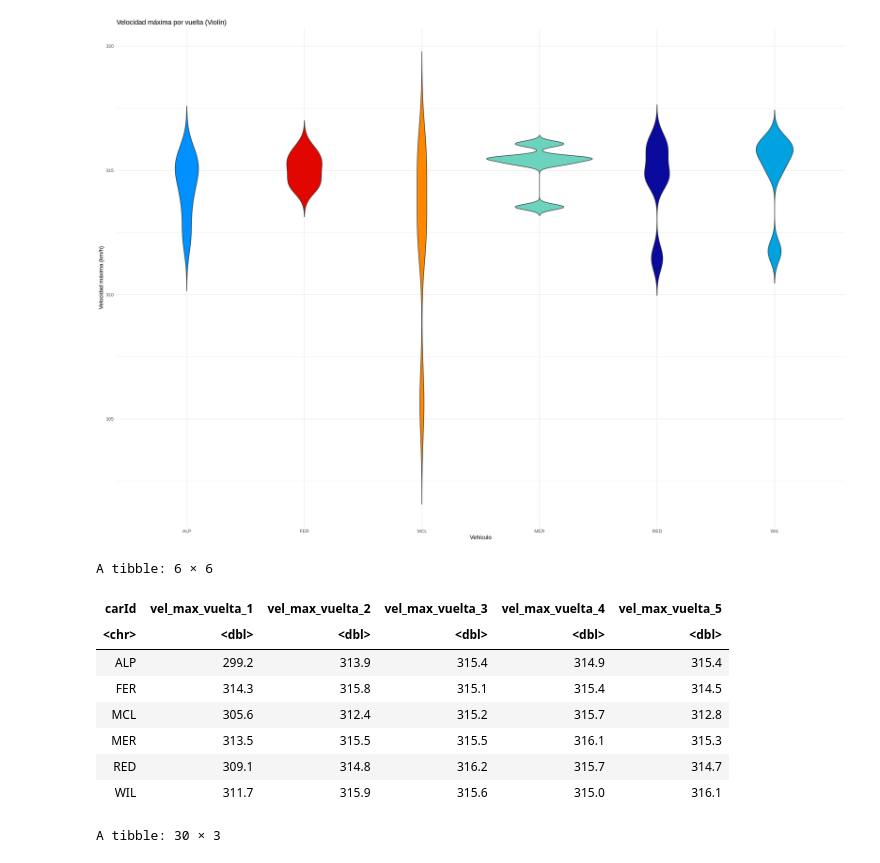
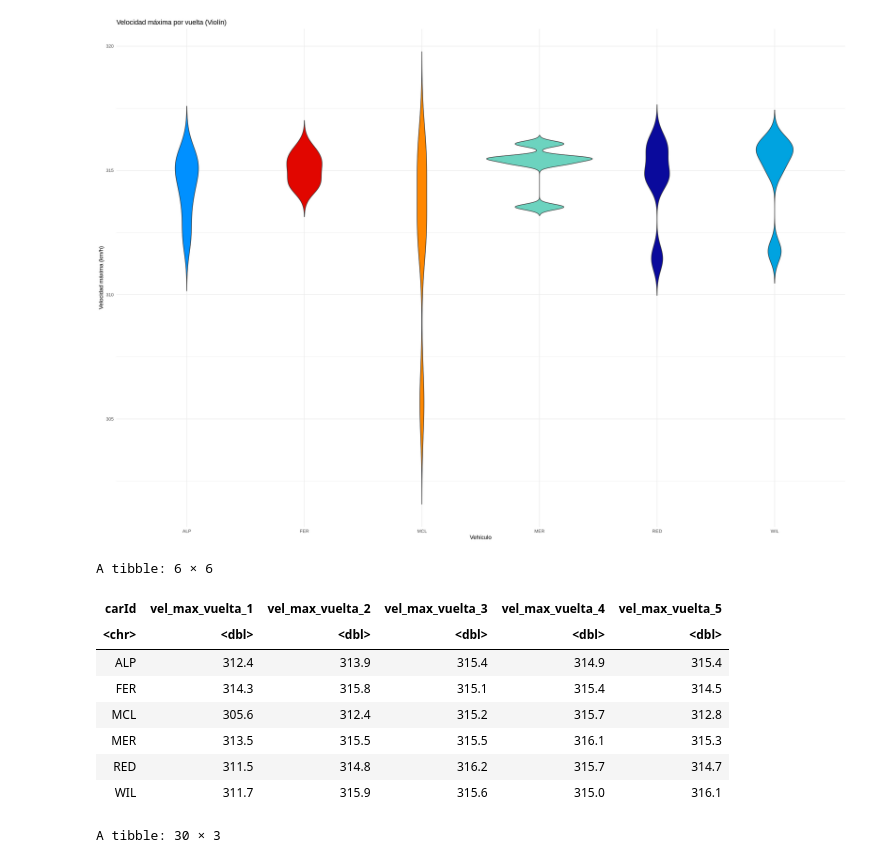
Before and after one commit to LuppeCh/F1EDA, a Jupyter notebook: Exploración_de_Datos_Trabajo_Final.ipynb, the cells around one changed output. Cells and saved outputs as stored; diff of their text form; code cells hidden in the pictures.

```diff
--- a/Exploración_de_Datos_Trabajo_Final.ipynb
+++ b/Exploración_de_Datos_Trabajo_Final.ipynb
@@ -1577,34 +1577,33 @@ ggplot(vel_max_vuelta, aes(x = carId, y = max_speed_lap, fill = carId)) +
 [figure]
 # %%
 lap_speeds_all <- telemetria %>%
-  filter(lap_time_invalid == 0) %>%
   group_by(carId, lap_number) %>%
   summarise(max_speed = max(velocidad, na.rm = TRUE),
             .groups = "drop")
 
 summary_1_ultima <- lap_speeds_all %>%
   pivot_wider(
     id_cols = carId,
     names_from = lap_number,
     values_from = max_speed,
     names_glue = "vel_max_vuelta_{lap_number}"
   ) %>%
   arrange(carId) %>%
   mutate(
     across(starts_with("vel_max_vuelta_"),
            ~ round(.x, 1))
   )
 
 summary_1_ultima
 # %% [output]
 A tibble: 6 × 6
 | carId | vel_max_vuelta_1 | vel_max_vuelta_2 | vel_max_vuelta_3 | vel_max_vuelta_4 | vel_max_vuelta_5 |
 | <chr> | <dbl> | <dbl> | <dbl> | <dbl> | <dbl> |
-| ALP | 299.2 | 313.9 | 315.4 | 314.9 | 315.4 |
+| ALP | 312.4 | 313.9 | 315.4 | 314.9 | 315.4 |
 | FER | 314.3 | 315.8 | 315.1 | 315.4 | 314.5 |
 | MCL | 305.6 | 312.4 | 315.2 | 315.7 | 312.8 |
 | MER | 313.5 | 315.5 | 315.5 | 316.1 | 315.3 |
-| RED | 309.1 | 314.8 | 316.2 | 315.7 | 314.7 |
+| RED | 311.5 | 314.8 | 316.2 | 315.7 | 314.7 |
 | WIL | 311.7 | 315.9 | 315.6 | 315.0 | 316.1 |
 # %%
 vel_max_vuelta_ordered <- vel_max_vuelta %>%
```
